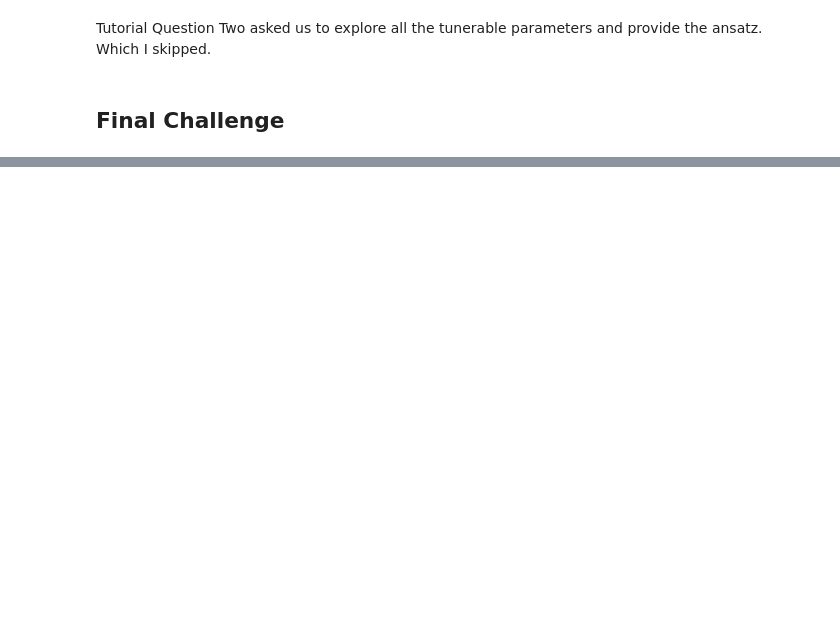
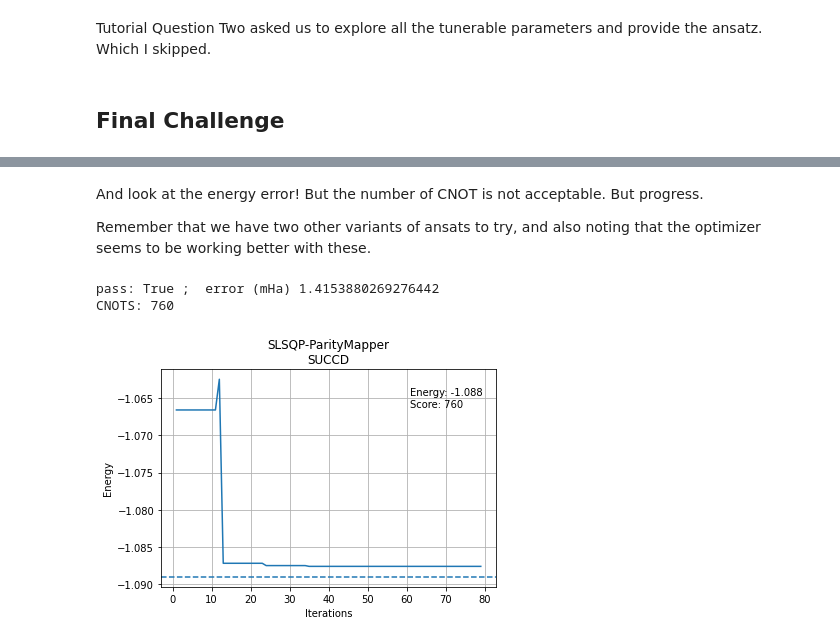
Before and after one commit to qiskit-community/ibm-quantum-challenge-2021, a Jupyter notebook: solutions by participants/ex5/Ex5 Solution by Howie Kuo.ipynb, the cells around one changed output, grey strips where cells are left out. Drawn from its saved outputs; the diff is of its cells as text; code cells hidden in the pictures; blank space fills up the shorter version.

```diff
--- a/solutions by participants/ex5/Ex5 Solution by Howie Kuo.ipynb
+++ b/solutions by participants/ex5/Ex5 Solution by Howie Kuo.ipynb
@@ -426,0 +918,12 @@ a.draw('mpl')
+# %% [markdown]
+And look at the energy error! But the number of CNOT is not acceptable. But progress.
+
+Remember that we have two other variants of ansats to try, and also noting that the optimizer seems to be working better with these.
+# %%
+[r,a] = run(ansatz_type = 'SUCCD')
+print('pass:',r['pass'], ';  error (mHa)', r['error (mHa)'])
+print('CNOTS:', r['score'])
+# %% [output]
+pass: True ;  error (mHa) 1.4153880269276442
+CNOTS: 760
+[figure, added]
```
Also changed, not shown: parts of 100 cells of this notebook.
